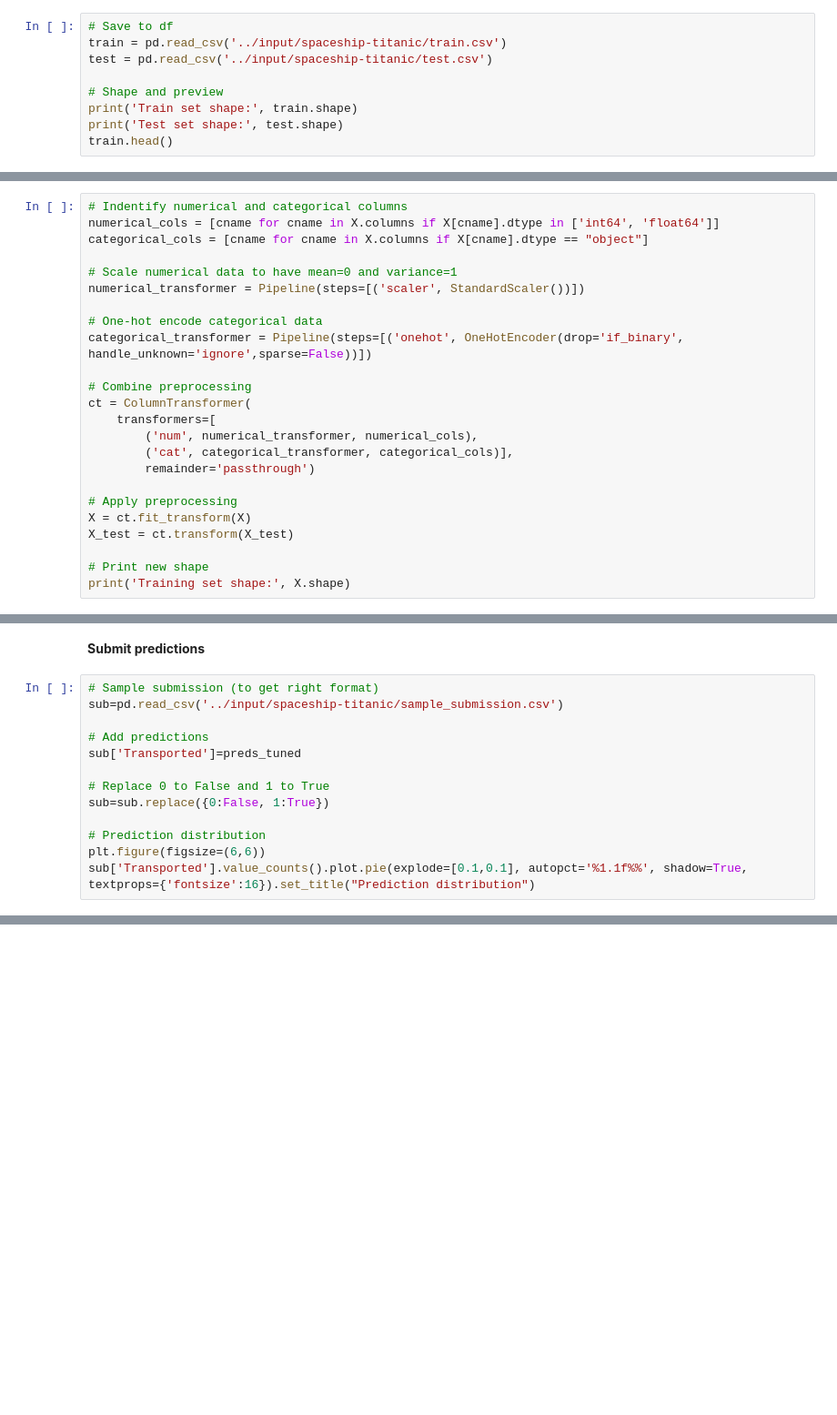
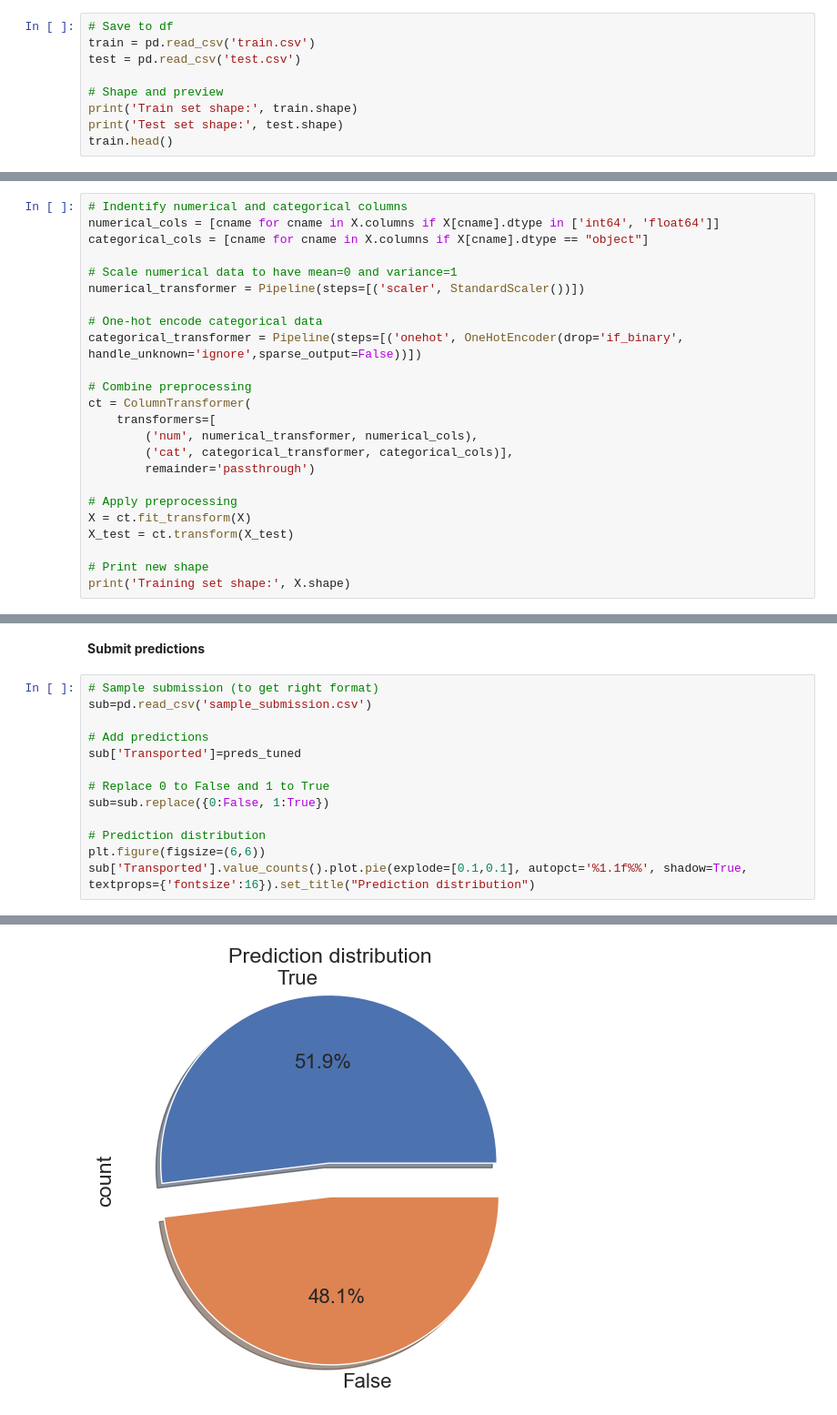
Before and after one commit to GiaooaiG/spaceship-titanic, a Jupyter notebook: 参考.ipynb, the cells around one changed output, grey strips where cells are left out. Shown at 91% size. Cells and saved outputs as stored; diff of their text form; blank space fills up the shorter version.

```diff
--- a/参考.ipynb
+++ b/参考.ipynb
@@ -61,8 +61,8 @@ from sklearn.naive_bayes import GaussianNB
 **Load data**
 # %%
 # Save to df
-train = pd.read_csv('../input/spaceship-titanic/train.csv')
-test = pd.read_csv('../input/spaceship-titanic/test.csv')
+train = pd.read_csv('train.csv')
+test = pd.read_csv('test.csv')
 
 # Shape and preview
 print('Train set shape:', train.shape)
@@ -967,7 +1270,7 @@ categorical_cols = [cname for cname in X.columns if X[cname].dtype == "object"]
 numerical_transformer = Pipeline(steps=[('scaler', StandardScaler())])
 
 # One-hot encode categorical data
-categorical_transformer = Pipeline(steps=[('onehot', OneHotEncoder(drop='if_binary', handle_unknown='ignore',sparse=False))])
+categorical_transformer = Pipeline(steps=[('onehot', OneHotEncoder(drop='if_binary', handle_unknown='ignore',sparse_output=False))])
 
 # Combine preprocessing
 ct = ColumnTransformer(
@@ -1241,7 +1609,7 @@ preds_tuned=(preds>=T_opt).astype(int)
 **Submit predictions**
 # %%
 # Sample submission (to get right format)
-sub=pd.read_csv('../input/spaceship-titanic/sample_submission.csv')
+sub=pd.read_csv('sample_submission.csv')
 
 # Add predictions
 sub['Transported']=preds_tuned
@@ -1252,3 +1620,4 @@ sub=sub.replace({0:False, 1:True})
 # Prediction distribution
 plt.figure(figsize=(6,6))
 sub['Transported'].value_counts().plot.pie(explode=[0.1,0.1], autopct='%1.1f%%', shadow=True, textprops={'fontsize':16}).set_title("Prediction distribution")
+# %% [output]
@@ -1255,2 +1625,3 @@ sub['Transported'].value_counts().plot.pie(explode=[0.1,0.1], autopct='%1.1f%%',
+[figure, added]
 # %%
 # Output to csv
```
Also changed, not shown: parts of 69 cells of this notebook, 2 other files.
